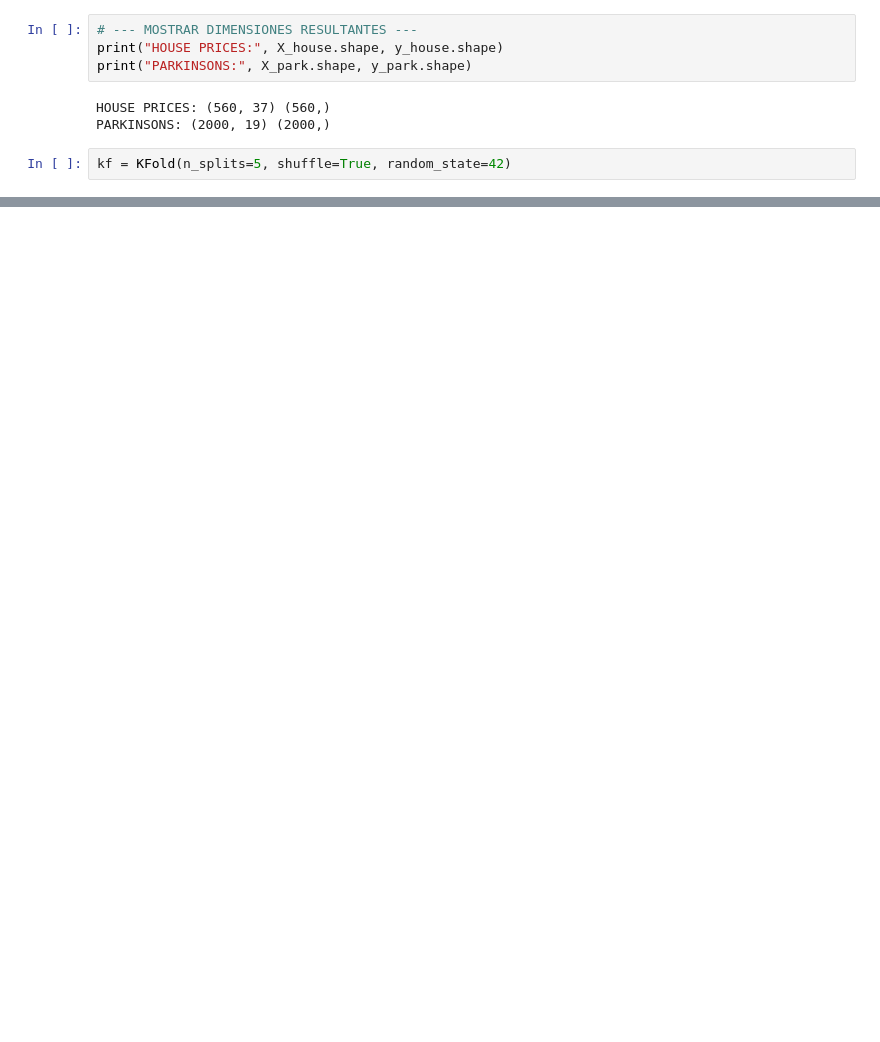
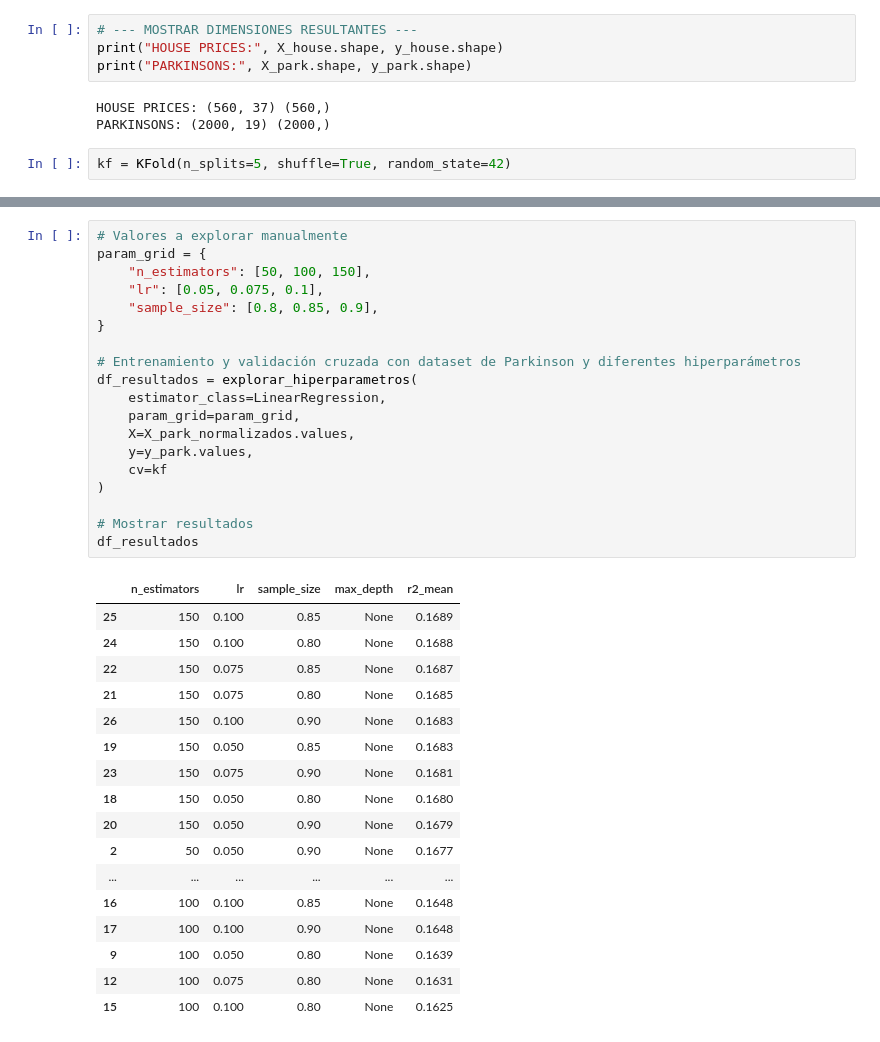
Before and after one commit to Javclamar/Ensamble-Secuencial-de-Modelos, a Jupyter notebook: notebooks/ensamble_secuencial_modelos.ipynb, the cells around one changed output, grey strips where cells are left out. Saved outputs shown, nothing was run; the diff lists cells and outputs as text; blank space fills up the shorter version.

```diff
--- a/notebooks/ensamble_secuencial_modelos.ipynb
+++ b/notebooks/ensamble_secuencial_modelos.ipynb
@@ -244,0 +304,37 @@ df_resultados
+# %%
+# Valores a explorar manualmente
+param_grid = {
+    "n_estimators": [50, 100, 150],
+    "lr": [0.05, 0.075, 0.1],
+    "sample_size": [0.8, 0.85, 0.9],
+}
+
+# Entrenamiento y validación cruzada con dataset de Parkinson y diferentes hiperparámetros
+df_resultados = explorar_hiperparametros(
+    estimator_class=LinearRegression,
+    param_grid=param_grid,
+    X=X_park_normalizados.values,
+    y=y_park.values,
+    cv=kf
+)
+
+# Mostrar resultados
+df_resultados
+# %% [output]
+|  | n_estimators | lr | sample_size | max_depth | r2_mean |
+| 25 | 150 | 0.100 | 0.85 | None | 0.1689 |
+| 24 | 150 | 0.100 | 0.80 | None | 0.1688 |
+| 22 | 150 | 0.075 | 0.85 | None | 0.1687 |
+| 21 | 150 | 0.075 | 0.80 | None | 0.1685 |
+| 26 | 150 | 0.100 | 0.90 | None | 0.1683 |
+| 19 | 150 | 0.050 | 0.85 | None | 0.1683 |
+| 23 | 150 | 0.075 | 0.90 | None | 0.1681 |
+| 18 | 150 | 0.050 | 0.80 | None | 0.1680 |
+| 20 | 150 | 0.050 | 0.90 | None | 0.1679 |
+| 2 | 50 | 0.050 | 0.90 | None | 0.1677 |
+| ... | ... | ... | ... | ... | ... |
+| 16 | 100 | 0.100 | 0.85 | None | 0.1648 |
+| 17 | 100 | 0.100 | 0.90 | None | 0.1648 |
+| 9 | 100 | 0.050 | 0.80 | None | 0.1639 |
+| 12 | 100 | 0.075 | 0.80 | None | 0.1631 |
+| 15 | 100 | 0.100 | 0.80 | None | 0.1625 |
```
Also changed, not shown: parts of 38 cells of this notebook, 1 other file.
